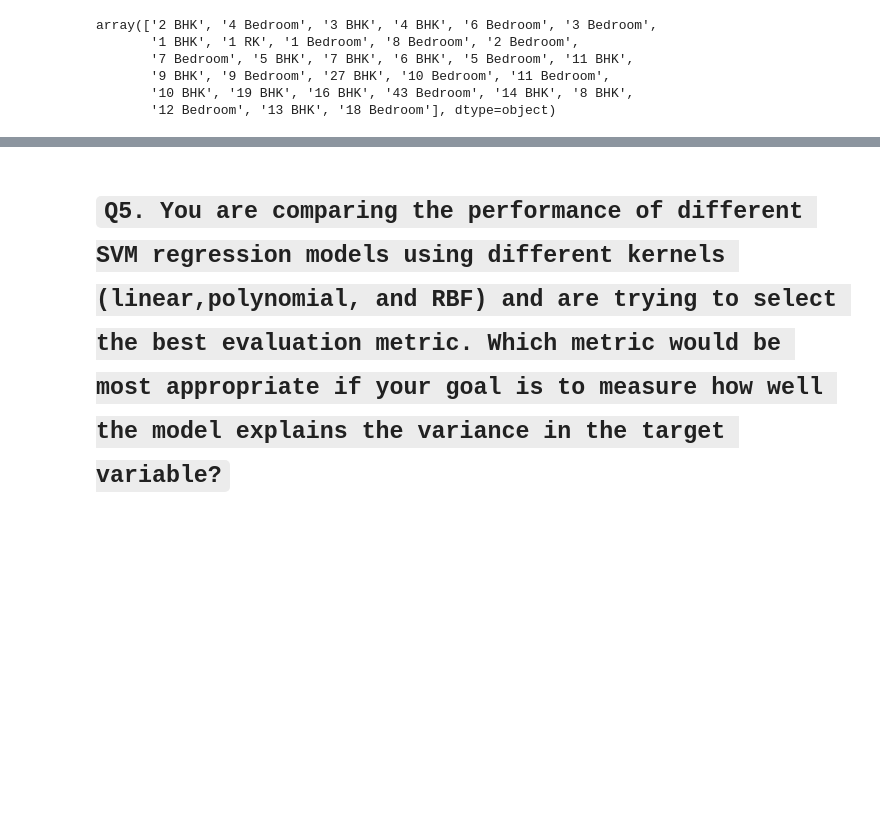
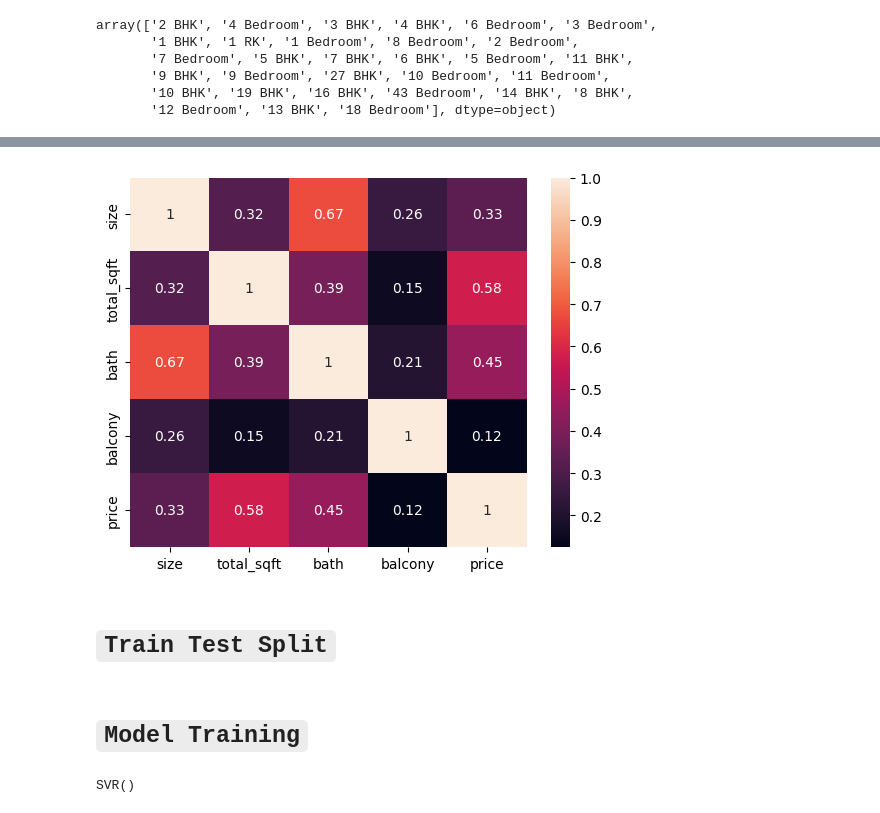
Before and after one commit to CodeWithCosmo/Physics-Wallah-Skills-Solutions, a Jupyter notebook: Apr08assignment/Apr08assignment.ipynb, the cells around one changed output, grey strips where cells are left out. Drawn from its saved outputs; the diff is of its cells as text; code cells hidden in the pictures; blank space fills up the shorter version.

Commit message:
SVM Regressor

````diff
--- a/Apr08assignment/Apr08assignment.ipynb
+++ b/Apr08assignment/Apr08assignment.ipynb
@@ -114,2 +100,6 @@ def avg(x):
 # %%
-X['total_sqft'] = X['total_sqft'].apply(avg)
+df['total_sqft'] = df['total_sqft'].apply(avg)
+# %%
+df['total_sqft'] = df['total_sqft'].astype(float)
+# %%
+df.drop(df[df['total_sqft'] == 0].index,inplace=True)
@@ -116 +112,5 @@ X['total_sqft'] = X['total_sqft'].apply(avg)
+# %%
+features = df.iloc[:,[3,5,6,7,8]]
+X = df.iloc[:,[3,5,6,7]]
+y = df.iloc[:,-1]
 # %%
@@ -124,2 +125,7 @@ X.corr()
-# %% [markdown]
-# ```Q5. You are comparing the performance of different SVM regression models using different kernels (linear,polynomial, and RBF) and are trying to select the best evaluation metric. Which metric would be most appropriate if your goal is to measure how well the model explains the variance in the target variable?```
+# %%
+sb.heatmap(features.corr(),annot=True)
+plt.show()
+# %% [output]
+[figure, added]
+# %% [markdown]
+# ```Train Test Split```
@@ -125,0 +135,2 @@ X.corr()
+# %% [markdown]
+# ```Model Training```
@@ -125,0 +140,4 @@ X.corr()
+# %%
+regressor.fit(X_train,y_train)
+# %% [output]
+SVR()
````
Also changed, not shown: parts of 25 cells of this notebook.
